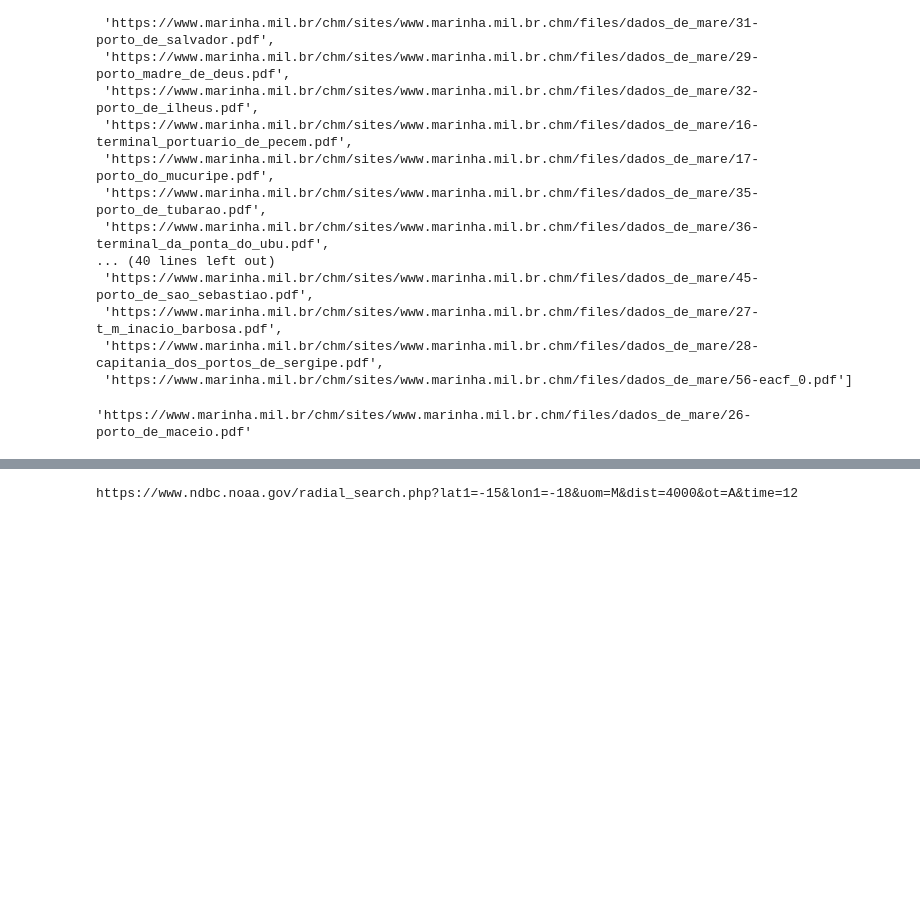
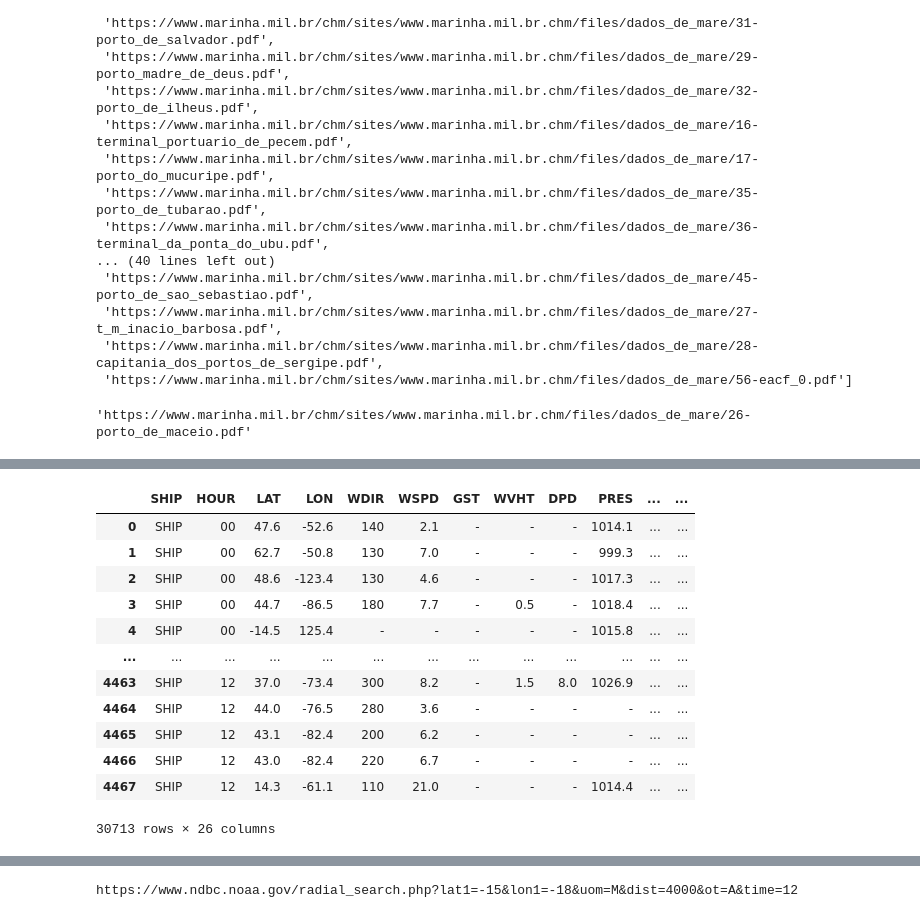
Before and after one commit to soutobias/oceanoobsbrasil, a Jupyter notebook: notebooks/ndbc.ipynb, the cells around one changed output, grey strips where cells are left out. Saved outputs shown, nothing was run; the diff lists cells and outputs as text; code cells hidden in the pictures; blank space fills up the shorter version.

Commit message:
correct ndbc

```diff
--- a/notebooks/ndbc.ipynb
+++ b/notebooks/ndbc.ipynb
@@ -76,0 +103,2 @@ n = Ndbc()
+# %%
+url = f"https://www.ndbc.noaa.gov/ship_obs.php?uom=M&time=12"
@@ -76,0 +113,32 @@ n = Ndbc()
+# %%
+resp = requests.get(url)
+
+soup = BeautifulSoup(resp.text, "html.parser")
+
+lines = soup.find_all("pre")
+count = 0
+data = []
+first_loop = True
+for line in lines:
+    inner_lines = line.find_all('span')
+    first_element = 1
+    for inner_line in inner_lines:
+        if first_element:
+            first_element = 0
+            new_header = inner_line.get_text(strip=True)
+            new_header = new_header.replace("B", " B")
+            new_header = re.sub(" +", ",", new_header).split(",")
+        else:
+            new_data = inner_line.get_text(strip=True)
+            new_data = new_data.replace("B", " B")
+            new_data = re.sub(" +", ",", new_data).split(",")
+            data.append(new_data)
+    if first_loop:
+        first_loop = False
+        all_array = pd.DataFrame(data)
+    else:
+        array = pd.DataFrame(data)
+
+        all_array = pd.concat([all_array, array])
+
+all_array.columns = new_header[:26]
@@ -76,0 +192,18 @@ n = Ndbc()
+# %%
+    all_array.columns = new_header[:26]
+# %%
+all_array
+# %% [output]
+|  | SHIP | HOUR | LAT | LON | WDIR | WSPD | GST | WVHT | DPD | PRES | ... | ... |
+| 0 | SHIP | 00 | 47.6 | -52.6 | 140 | 2.1 | - | - | - | 1014.1 | ... | ... |
+| 1 | SHIP | 00 | 62.7 | -50.8 | 130 | 7.0 | - | - | - | 999.3 | ... | ... |
+| 2 | SHIP | 00 | 48.6 | -123.4 | 130 | 4.6 | - | - | - | 1017.3 | ... | ... |
+| 3 | SHIP | 00 | 44.7 | -86.5 | 180 | 7.7 | - | 0.5 | - | 1018.4 | ... | ... |
+| 4 | SHIP | 00 | -14.5 | 125.4 | - | - | - | - | - | 1015.8 | ... | ... |
+| ... | ... | ... | ... | ... | ... | ... | ... | ... | ... | ... | ... | ... |
+| 4463 | SHIP | 12 | 37.0 | -73.4 | 300 | 8.2 | - | 1.5 | 8.0 | 1026.9 | ... | ... |
+| 4464 | SHIP | 12 | 44.0 | -76.5 | 280 | 3.6 | - | - | - | - | ... | ... |
+| 4465 | SHIP | 12 | 43.1 | -82.4 | 200 | 6.2 | - | - | - | - | ... | ... |
+| 4466 | SHIP | 12 | 43.0 | -82.4 | 220 | 6.7 | - | - | - | - | ... | ... |
+| 4467 | SHIP | 12 | 14.3 | -61.1 | 110 | 21.0 | - | - | - | 1014.4 | ... | ... |
+30713 rows × 26 columns
```
Also changed, not shown: parts of 22 cells of this notebook, 6 other files.
